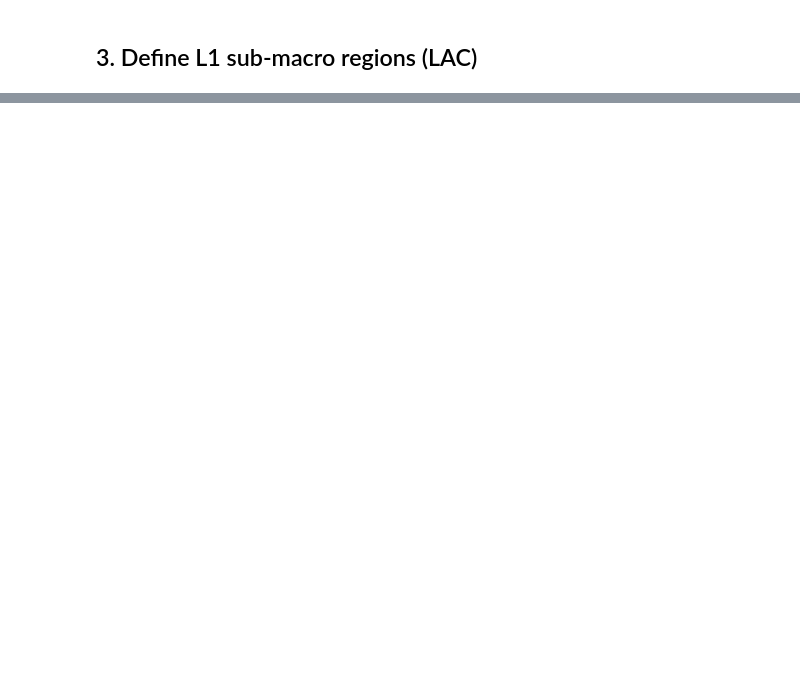
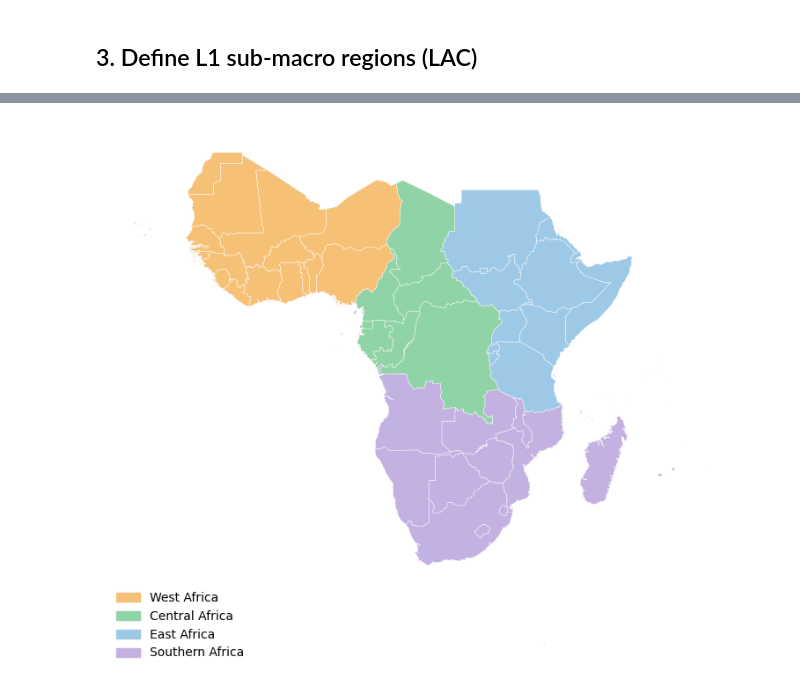
Before and after one commit to H2RES-model/H2RES-World, a Jupyter notebook: Notebooks/L1_SubMacroRegions.ipynb, the cells around one changed output, grey strips where cells are left out. Drawn from its saved outputs; the diff is of its cells as text; code cells hidden in the pictures; blank space fills up the shorter version.

```diff
--- a/Notebooks/L1_SubMacroRegions.ipynb
+++ b/Notebooks/L1_SubMacroRegions.ipynb
@@ -110,0 +379,81 @@ fig.savefig(out_path, dpi=150, bbox_inches="tight")
+# %%
+# AFRICA
+SUBSAHARAN_AFRICA = ["Abyei",'Angola', 'Benin', 'Botswana', 'Burkina Faso', 'Burundi', 'Cabo Verde',
+           'Cameroon', 'Central African Republic', 'Chad', 'Comoros', 'Congo',
+           "Cote d'Ivoire", 'Democratic Republic of Congo', 'Equatorial Guinea',
+           'Eritrea', 'Eswatini', 'Ethiopia', 'Gabon', 'Ghana', 'Guinea',
+           'Guinea-Bissau', 'Kenya', 'Lesotho', 'Liberia', 'Madagascar',
+           'Malawi', 'Mali', 'Mauritania', 'Mauritius', 'Mozambique',
+           'Namibia', 'Niger', 'Nigeria', 'Rwanda', 'Senegal', 'Seychelles',
+           'Sierra Leone', 'Somalia', 'South Africa', 'South Sudan', 'Sudan',
+           'Sao Tome and Principe', 'Tanzania', 'The Gambia', 'Togo',
+           'Uganda', 'Zambia', 'Zimbabwe', 'Ilemi Triangle', 'Western Sahara','Djibouti',
+           "Reunion (Fr.)", 'Mayotte (Fr.)']
+
+# -----------------------------------
+# SSA SUBREGIONS (4) — aligned to your names
+# -----------------------------------
+SSA_REGIONS = {
+    "West Africa": [
+        "Benin","Burkina Faso","Cabo Verde","Cote d'Ivoire","The Gambia","Ghana",
+        "Guinea","Guinea-Bissau","Liberia","Mali","Mauritania","Niger",
+        "Nigeria","Senegal","Sierra Leone","Togo", 'Western Sahara'
+    ],
+    "Central Africa": [
+        "Cameroon","Central African Republic","Chad","Congo","Democratic Republic of Congo",
+        "Equatorial Guinea","Gabon","Sao Tome and Principe"
+    ],
+    "East Africa": [
+        "Burundi","Comoros","Djibouti","Eritrea","Ethiopia","Kenya",
+        "Rwanda","Seychelles","Somalia","South Sudan",
+        "Sudan","Tanzania","Uganda", 'Abyei', 'Ilemi Triangle'
+    ],
+    "Southern Africa": [
+        "Angola","Botswana","Eswatini","Lesotho","Madagascar","Malawi",
+        "Mauritius","Mozambique","Namibia","South Africa","Zambia","Zimbabwe",
+        'Mayotte (Fr.)', 'Reunion (Fr.)'
+    ]
+}
+
+import matplotlib.patches as mpatches
+
+colors = {
+    "West Africa":    "#F6C177",
+    "Central Africa": "#8FD3A6",
+    "East Africa":    "#9EC9E6",
+    "Southern Africa":"#C3B1E1"
+}
+
+# --- ASSIGN SUBREGIONS ---
+ssa_gdf = gdf[gdf["NAM_0"].isin(SUBSAHARAN_AFRICA)].copy()
+ssa_gdf["SSA_Region"] = None
+for region, countries in SSA_REGIONS.items():
+    ssa_gdf.loc[ssa_gdf["NAM_0"].isin(countries), "SSA_Region"] = region
+
+# --- LIGHTWEIGHT MAP ---
+ssa_plot = ssa_gdf.copy()
+ssa_plot["geometry"] = ssa_plot["geometry"].simplify(0.05, preserve_topology=True)
+
+out_dir = base_dir / "Maps" / "Layer1"
+out_dir.mkdir(parents=True, exist_ok=True)
+out_path = out_dir / "L1_SSA.pdf"
+
+fig, ax = plt.subplots(1, 1, figsize=(10, 8))
+ssa_plot.plot(
+    ax=ax,
+    color=ssa_plot["SSA_Region"].map(colors),
+    linewidth=0.3,
+    edgecolor="white"
+)
+
+legend_handles = [mpatches.Patch(color=colors[k], label=k) for k in colors]
+ax.legend(handles=legend_handles, loc="lower left", frameon=False)
+ax.set_axis_off()
+
+fig.savefig(out_path, dpi=150, bbox_inches="tight")
+plt.show()
+
+ssa_stats = build_region_stats(SSA_REGIONS, "Sub-Saharan Africa", gdf, stats_df)
+display(ssa_stats)
+# %% [output]
+[figure, added]
```
Also changed, not shown: parts of 11 cells of this notebook, 15 other files.
